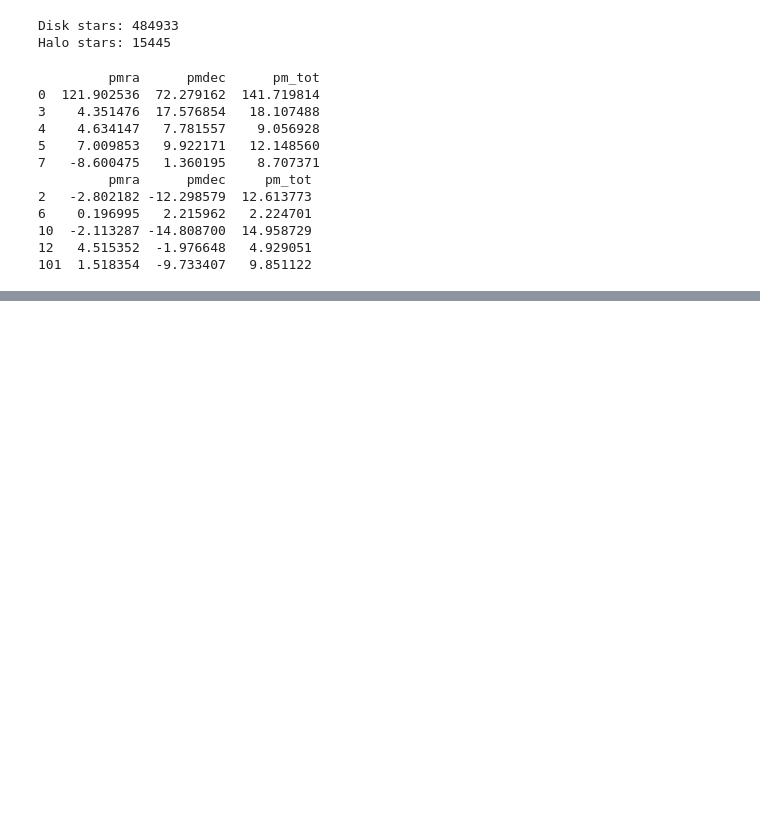
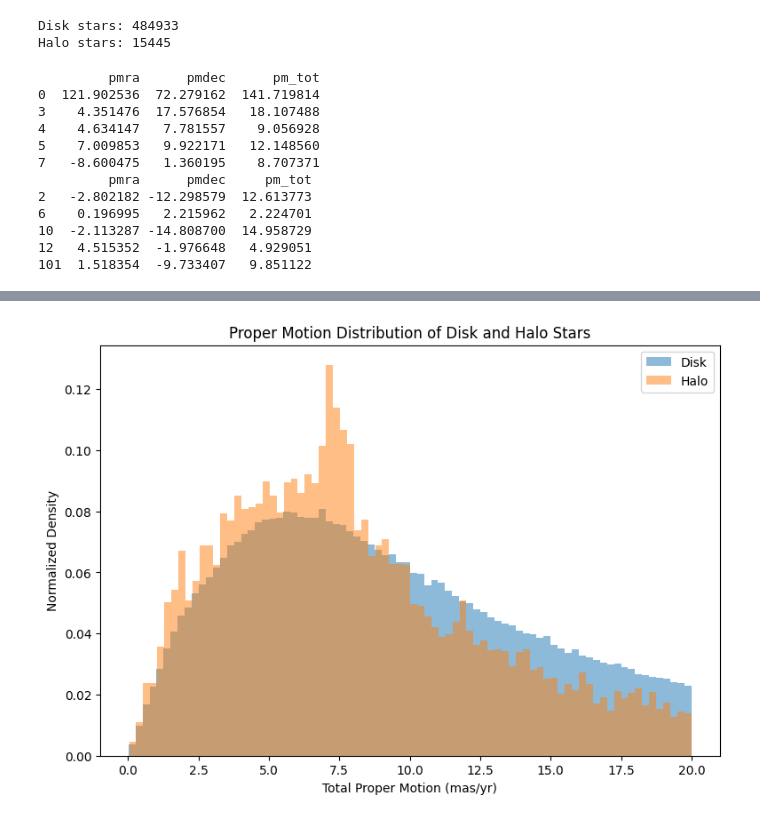
Before and after one commit to AndrewwwC4/PHYS-2116-Computational-Assessment, a Jupyter notebook: analysis.ipynb, the cells around one changed output, grey strips where cells are left out. Cells and saved outputs as stored; diff of their text form; code cells hidden in the pictures; blank space fills up the shorter version.

```diff
--- a/analysis.ipynb
+++ b/analysis.ipynb
@@ -398,0 +382,17 @@ plt.show()
+# %%
+pm_disk = disk[disk["pm_tot"] < 20]["pm_tot"]
+pm_halo = halo[halo["pm_tot"] < 20]["pm_tot"]
+
+plt.figure(figsize=(9,6))
+
+plt.hist(pm_disk, bins=80, density=True, alpha=0.5, label="Disk")
+plt.hist(pm_halo, bins=80, density=True, alpha=0.5, label="Halo")
+
+plt.xlabel("Total Proper Motion (mas/yr)")
+plt.ylabel("Normalized Density")
+plt.title("Proper Motion Distribution of Disk and Halo Stars")
+
+plt.legend()
+plt.show()
+# %% [output]
+[figure, added]
```
Also changed, not shown: parts of 3 cells of this notebook.
